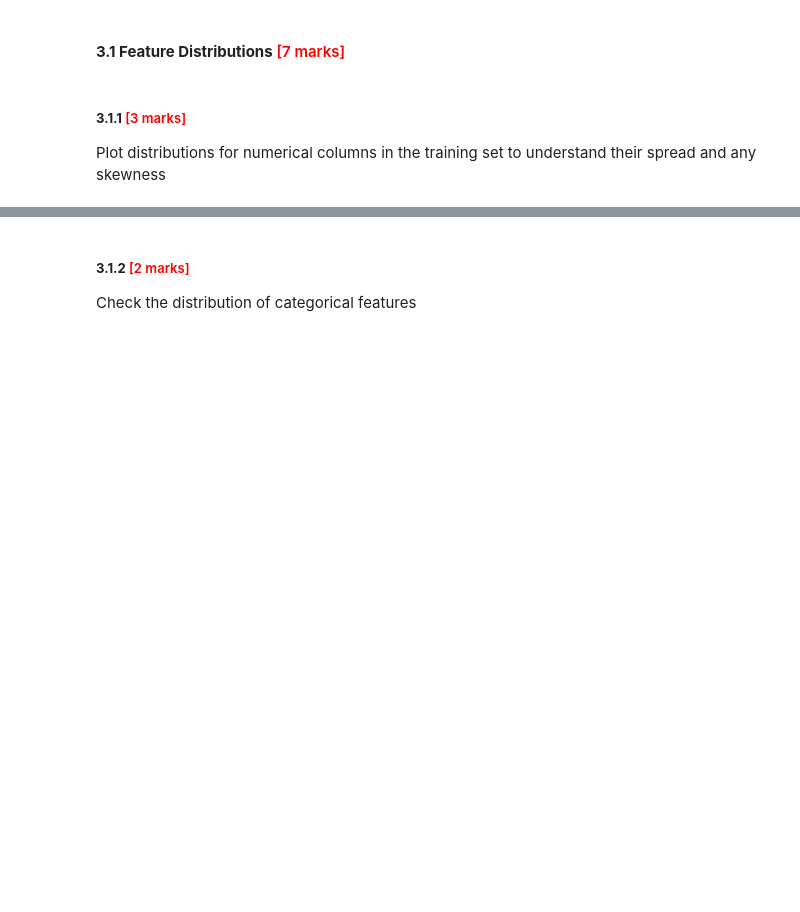
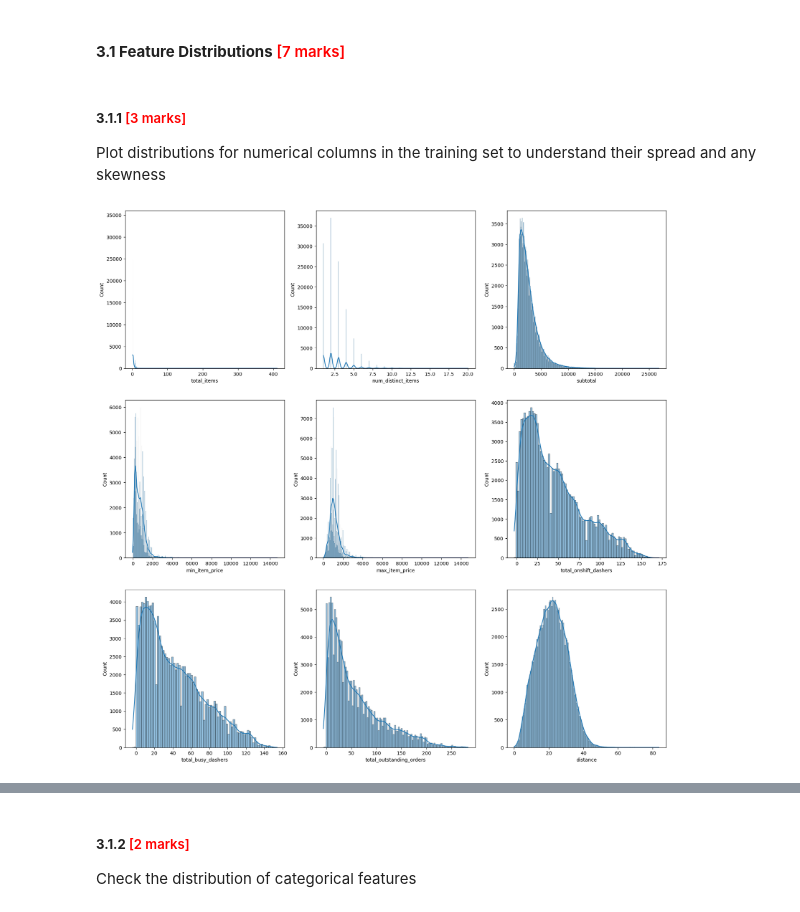
Before and after one commit to avanindra3/LR_Delivery_Time_Prediction, a Jupyter notebook: LR_Delivery_Time_Estimation_Starter_1.ipynb, the cells around one changed output, grey strips where cells are left out. Drawn from its saved outputs; the diff is of its cells as text; code cells hidden in the pictures; blank space fills up the shorter version.

```diff
--- a/LR_Delivery_Time_Estimation_Starter_1.ipynb
+++ b/LR_Delivery_Time_Estimation_Starter_1.ipynb
@@ -147,8 +147,8 @@ Calculate the time taken to execute the delivery as well as extract the hour and
 Calculate the time taken using the features `actual_delivery_time` and `created_at`
 # %%
 # Calculate time taken in minutes
-pdata['delivery_time'] = pdata['actual_delivery_time'] - pdata['created_at']
-pdata['delivery_time'] = pdata['delivery_time'].apply(lambda x : x.total_seconds()/60)
+pdata['time_taken'] = pdata['actual_delivery_time'] - pdata['created_at']
+pdata['time_taken'] = pdata['time_taken'].apply(lambda x : x.total_seconds()/60)
 # %% [markdown]
 ##### **2.2.2** <font color = red>[3 marks]</font> <br>
 Extract the hour at which the order was placed and which day of the week it was. Drop the unnecessary columns.
@@ -213,0 +200,2 @@ print(y_test.shape)
+# %%
+train_data, test_data = train_test_split(pdata, train_size=0.7, test_size=0.3, random_state=100)
@@ -220,10 +214,11 @@ print(y_test.shape)
 #### **3.1 Feature Distributions** <font color = red> [7 marks]</font> <br>
 # %%
 # Define numerical and categorical columns for easy EDA and data manipulation
-numeric_feat = ['total_items', 'subtotal', 'num_distinct_items', 'min_item_price',
+numeric_feat = ['total_items', 'num_distinct_items', 'subtotal', 'min_item_price',
                 'max_item_price', 'total_onshift_dashers', 'total_busy_dashers',
-                'total_outstanding_orders', 'distance', 'delivery_hr', 'delivery_day']
-categorical_feat = ['market_id', 'store_primary_category', 'order_protocol', 'is_weekend']
+                'total_outstanding_orders', 'distance', 'time_taken']
+categorical_feat = ['market_id', 'store_primary_category', 'order_protocol', 'is_weekend',
+                    'delivery_hr', 'delivery_day']
 # %% [markdown]
 ##### **3.1.1** <font color = red>[3 marks]</font> <br>
 Plot distributions for numerical columns in the training set to understand their spread and any skewness
@@ -231,0 +225,9 @@ Plot distributions for numerical columns in the training set to understand their
+# %%
+# Plot distributions for all numerical columns
+plt.figure(figsize=(20, 20))
+for i in range(len(numeric_feat) - 1):
+    plt.subplot(3,3,i+1)
+    sns.histplot(x=train_data[numeric_feat[i]], kde=True)
+plt.show()
+# %% [output]
+[figure, added]
```
Also changed, not shown: parts of 43 cells of this notebook.
